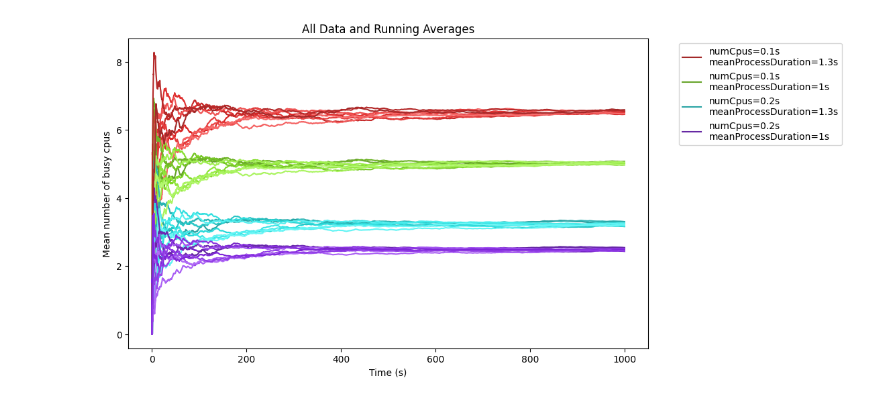
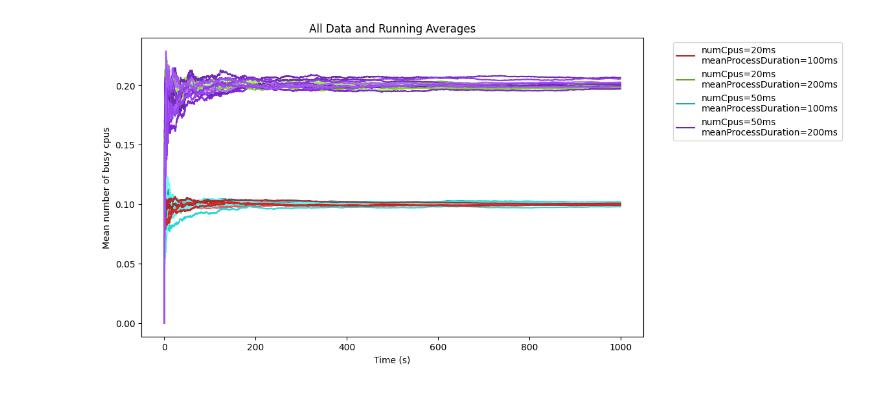
Before and after one commit to Sonic803/multi-core-sched, a Jupyter notebook: python/test.ipynb, the cells around one changed output. Drawn from its saved outputs; the diff is of its cells as text; code cells hidden in the pictures.

```diff
--- a/python/test.ipynb
+++ b/python/test.ipynb
@@ -95,37 +104,44 @@ def measurementLabel(measurement):
     return measurement
 # %%
-import matplotlib.pyplot as plt
-
 for key in d_vectors:
 
     measurement=d_vectors[key]['measurement']
     repetition=d_vectors[key]['repetition']
+    timeLimit=d_vectors[key]['timeLimit']
 
     color=colors[measurements.index(measurement)][repetition]
 
-    time = d_vectors[key]["Computer.scheduler"]["numBusyCpus:vector"]["time"]
-    value = d_vectors[key]["Computer.scheduler"]["numBusyCpus:vector"]["value"]
+    times = d_vectors[key]["Computer.scheduler"]["turnaroundTime:vector"]["times"]
+    values = d_vectors[key]["Computer.scheduler"]["turnaroundTime:vector"]["values"]
 
     # Calculate running average
     cumulative_sum = 0
     running_average = []
-    time=time+[1000]
+    times=times+[timeLimit]
     running_average.append(0)
-    for i, v in enumerate(value):
-        cumulative_sum += v * (time[i+1] - time[i])
-        running_average.append(cumulative_sum / time[i+1])
+    for i, v in enumerate(values):
+        cumulative_sum += v * (times[i+1] - times[i])
+        average = cumulative_sum / times[i+1]
+        running_average.append(average)
 
-    plt.plot(time, running_average,color=color)
+        # variance=0
+        # for j in range(i):
+        #     variance+=(time[j+1] - time[j])*(value[j]-average)**2
+        # variance=variance/time[i+1]
+
+
+
+    plt.plot(times, running_average,color=color)
 
 # Plt labels
 for i, measurement in enumerate(measurements):
     plt.plot([], [], color=colors[i][0], label=f'{measurementLabel(measurement)}')
 
 plt.xlabel('Time (s)')
 plt.ylabel('Mean number of busy cpus')
 plt.title('All Data and Running Averages')
 plt.legend(bbox_to_anchor=(1.05, 1), loc='upper left')
 plt.gcf().set_size_inches(10, 6)
 plt.show()
 # %% [output]
-[figure, old version]
+[figure, new version]
```
Also changed, not shown: parts of 7 cells of this notebook, 1 other file.
